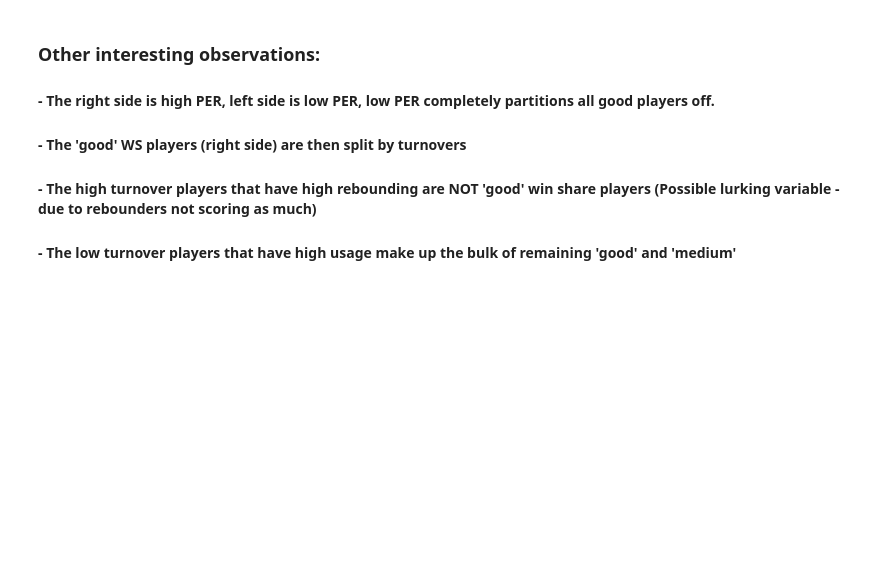
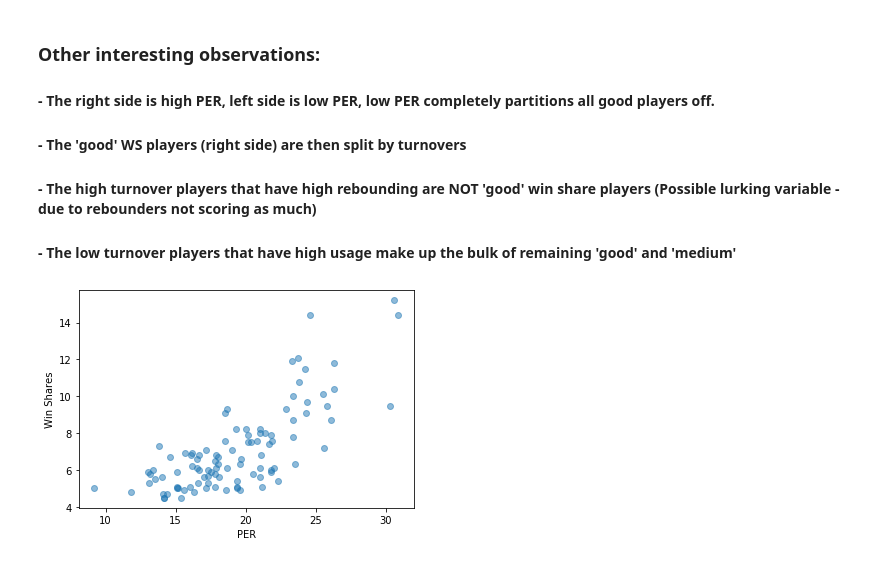
Before and after one commit to caltodo/NBA_Exploratory, a Jupyter notebook: WinShares_Exploratory.ipynb, the cells around one changed output. Drawn from its saved outputs; the diff is of its cells as text; code cells hidden in the pictures; blank space fills up the shorter version.

```diff
--- a/WinShares_Exploratory.ipynb
+++ b/WinShares_Exploratory.ipynb
@@ -155,3 +140,15 @@ tree.plot_tree(clf)
 #### - The 'good' WS players (right side) are then split by turnovers
 #### - The high turnover players that have high rebounding are NOT 'good' win share players (Possible lurking variable - due to rebounders not scoring as much)
 #### - The low turnover players that have high usage make up the bulk of remaining 'good' and 'medium'
+# %%
+#Plot Win Shares vs PER to see the relationship
+
+x = t_100['PER'].values
+y = t_100['WS▼'].values
+# %%
+plt.scatter(x,y,alpha=.5)
+plt.xlabel('PER')
+plt.ylabel('Win Shares')
+plt.show()
+# %% [output]
+[figure, added]
```
Also changed, not shown: parts of 12 cells of this notebook.
